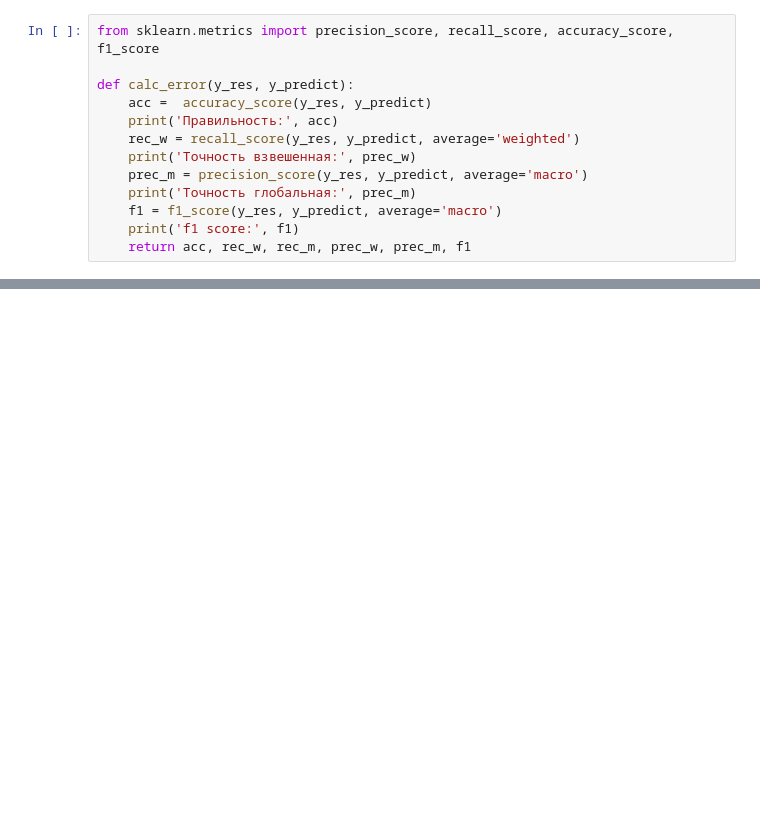
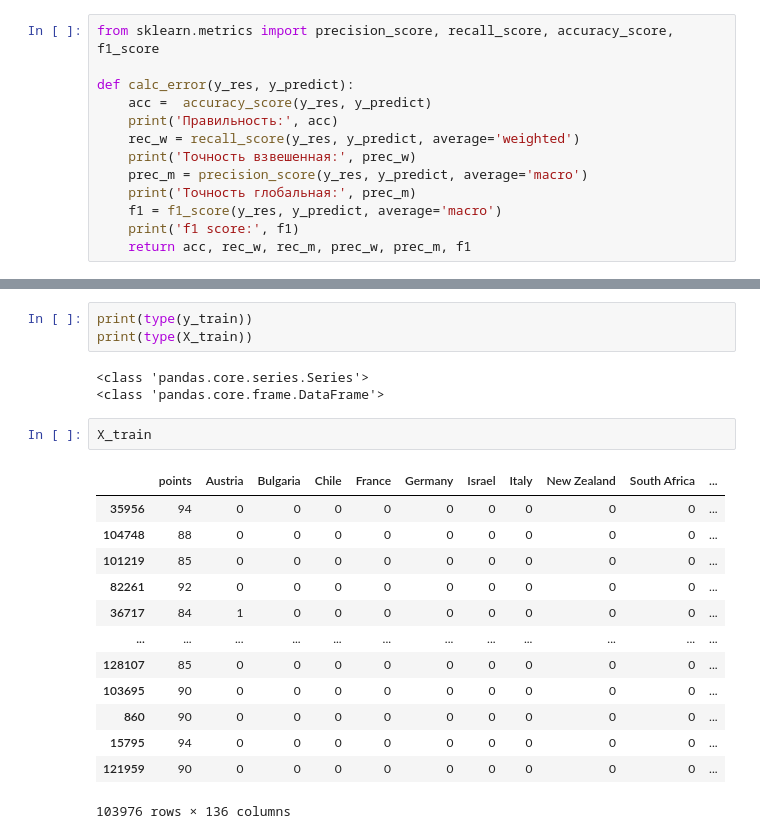
Before and after one commit to avdosev/7-semestr, a Jupyter notebook: AI System/sem/Untitled.ipynb, the cells around one changed output, grey strips where cells are left out. Saved outputs shown, nothing was run; the diff lists cells and outputs as text; blank space fills up the shorter version.

```diff
--- a/AI System/sem/Untitled.ipynb
+++ b/AI System/sem/Untitled.ipynb
@@ -208,0 +190,22 @@ table_data = []
+# %%
+print(type(y_train))
+print(type(X_train))
+# %% [output]
+<class 'pandas.core.series.Series'>
+<class 'pandas.core.frame.DataFrame'>
+# %%
+X_train
+# %% [output]
+|  | points | Austria | Bulgaria | Chile | France | Germany | Israel | Italy | New Zealand | South Africa | ... |
+| 35956 | 94 | 0 | 0 | 0 | 0 | 0 | 0 | 0 | 0 | 0 | ... |
+| 104748 | 88 | 0 | 0 | 0 | 0 | 0 | 0 | 0 | 0 | 0 | ... |
+| 101219 | 85 | 0 | 0 | 0 | 0 | 0 | 0 | 0 | 0 | 0 | ... |
+| 82261 | 92 | 0 | 0 | 0 | 0 | 0 | 0 | 0 | 0 | 0 | ... |
+| 36717 | 84 | 1 | 0 | 0 | 0 | 0 | 0 | 0 | 0 | 0 | ... |
+| ... | ... | ... | ... | ... | ... | ... | ... | ... | ... | ... | ... |
+| 128107 | 85 | 0 | 0 | 0 | 0 | 0 | 0 | 0 | 0 | 0 | ... |
+| 103695 | 90 | 0 | 0 | 0 | 0 | 0 | 0 | 0 | 0 | 0 | ... |
+| 860 | 90 | 0 | 0 | 0 | 0 | 0 | 0 | 0 | 0 | 0 | ... |
+| 15795 | 94 | 0 | 0 | 0 | 0 | 0 | 0 | 0 | 0 | 0 | ... |
+| 121959 | 90 | 0 | 0 | 0 | 0 | 0 | 0 | 0 | 0 | 0 | ... |
+103976 rows × 136 columns
```
Also changed, not shown: parts of 12 cells of this notebook, 6 other files.
